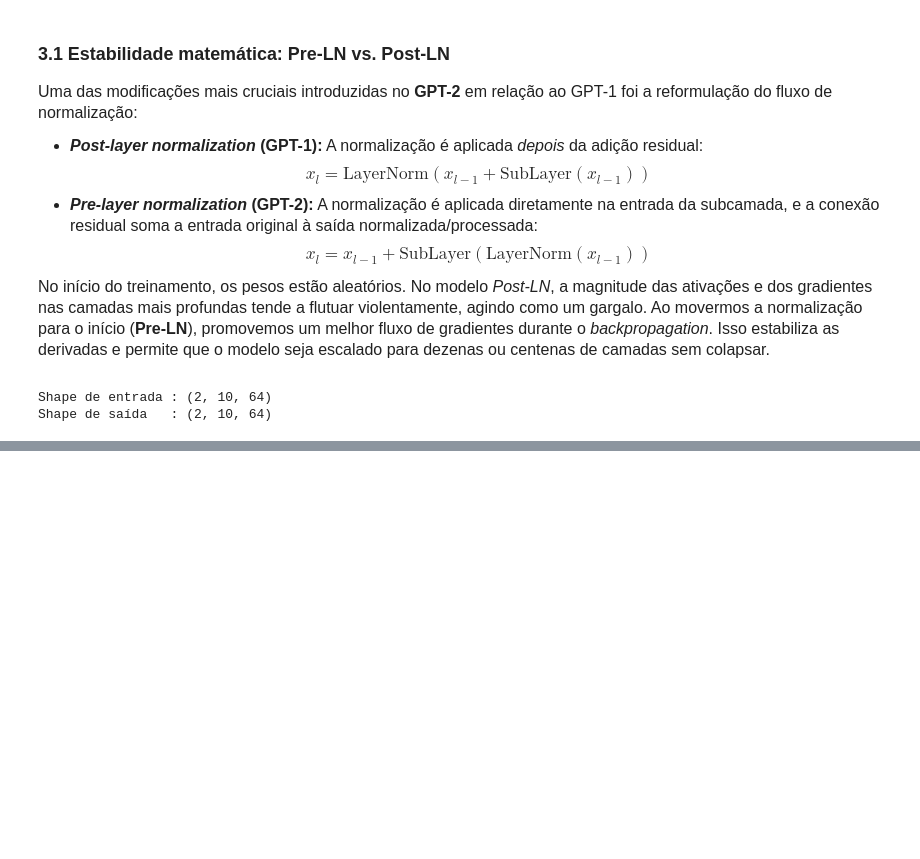
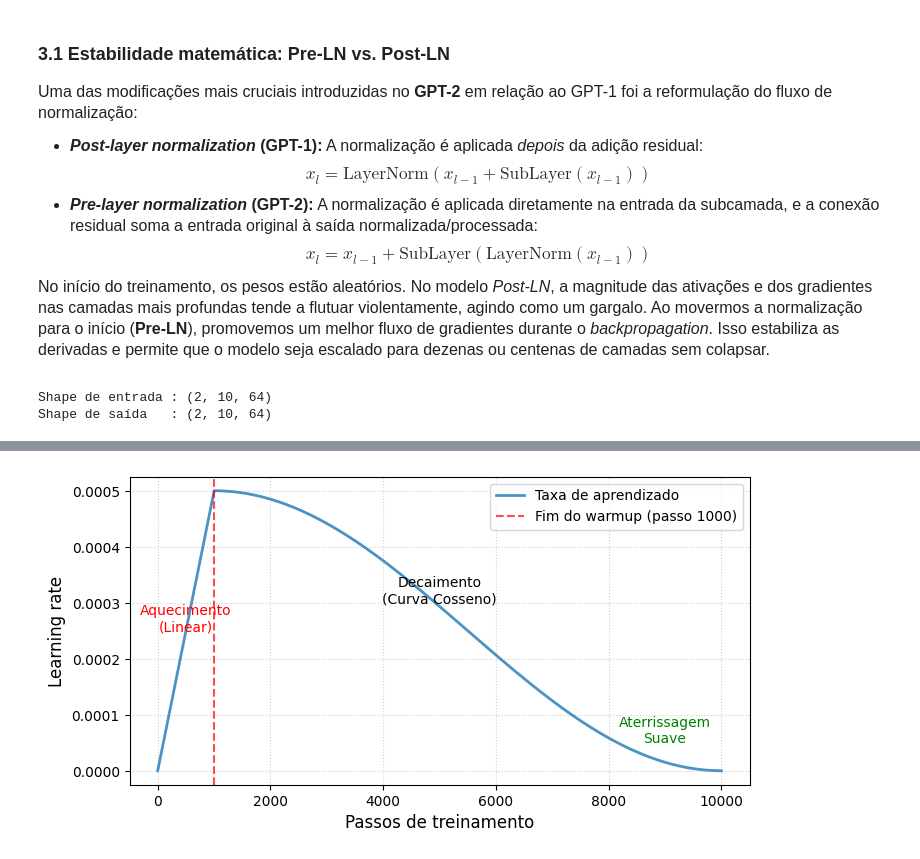
Before and after one commit to gilcesarf/imd1107-202601, a Jupyter notebook: 3-unidade/18-o-modelo-gpt.ipynb, the cells around one changed output, grey strips where cells are left out. Drawn from its saved outputs; the diff is of its cells as text; code cells hidden in the pictures; blank space fills up the shorter version.

Commit message:
Grafico de treinamento

```diff
--- a/3-unidade/18-o-modelo-gpt.ipynb
+++ b/3-unidade/18-o-modelo-gpt.ipynb
@@ -278,0 +406,26 @@ Shape de saída   : (2, 10, 64)
+# %%
+# simulando o agendador:
+total_steps = 10000
+warmup_steps = 1000
+decay_steps = total_steps - warmup_steps
+peak_lr = 5e-4
+
+lr_schedule = tf.keras.optimizers.schedules.CosineDecay(initial_learning_rate=0.0, decay_steps=decay_steps,
+                                                        warmup_target=peak_lr, warmup_steps=warmup_steps)
+
+steps = np.arange(total_steps)
+LRs = [lr_schedule(step).numpy() for step in steps]
+
+plt.figure(figsize=(8, 4))
+plt.plot(steps, LRs, label="Taxa de aprendizado", color="tab:blue", linewidth=2, alpha=0.8)
+plt.axvline(x=warmup_steps, color="red", linestyle="--", alpha=0.7, label=f"Fim do warmup (passo {warmup_steps})")
+plt.text(500, peak_lr*0.5, 'Aquecimento\n(Linear)', horizontalalignment='center', color='red')
+plt.text(5000, peak_lr*0.6, 'Decaimento\n(Curva Cosseno)', horizontalalignment='center', color='black')
+plt.text(9000, peak_lr*0.1, 'Aterrissagem\nSuave', horizontalalignment='center', color='green')
+plt.xlabel("Passos de treinamento", fontsize=12)
+plt.ylabel("Learning rate", fontsize=12)
+plt.grid(linestyle=":", alpha=0.6)
+plt.legend()
+plt.show()
+# %% [output]
+[figure, added]
```
Also changed, not shown: parts of 27 cells of this notebook, 1 other file.
